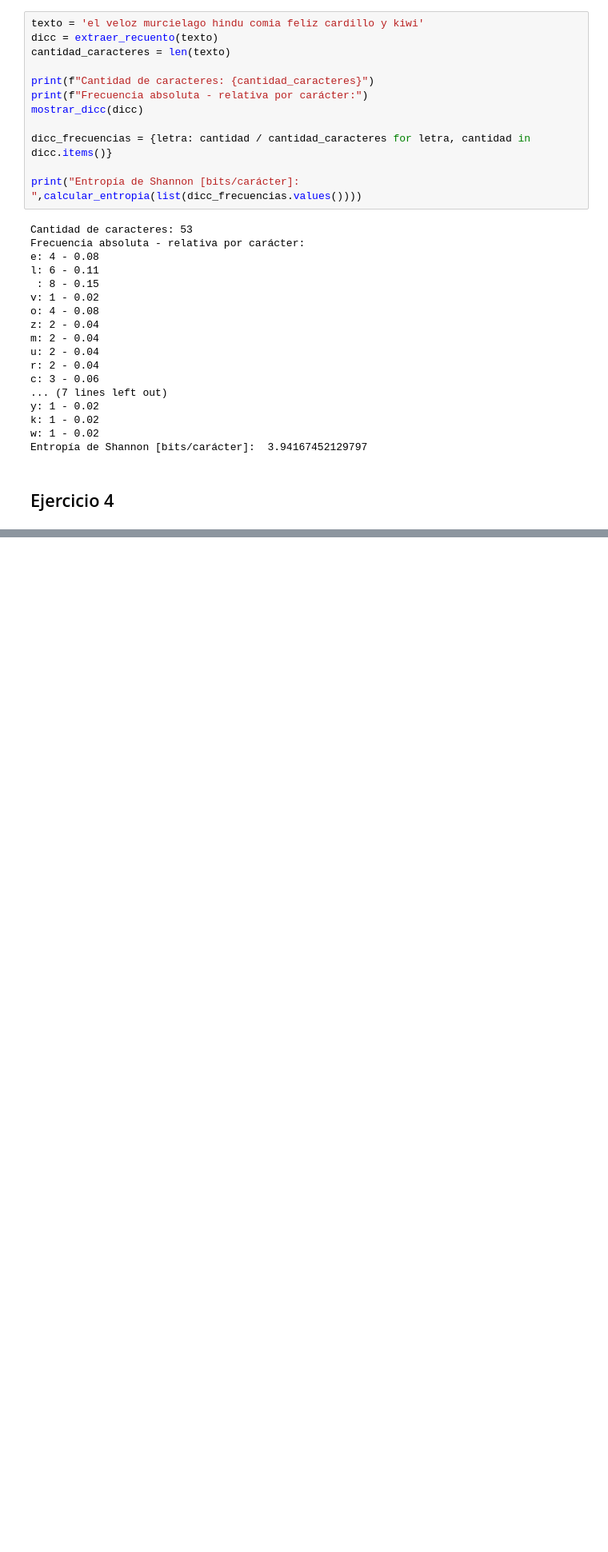
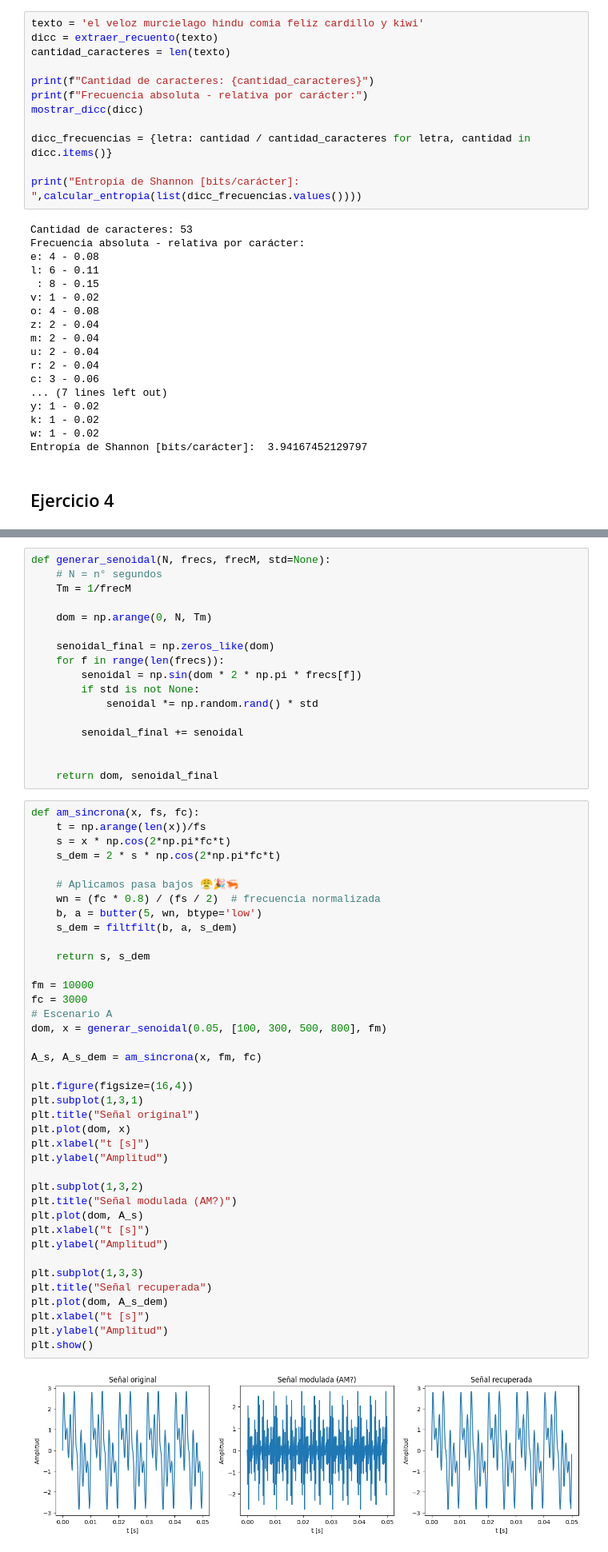
Before and after one commit to DayubMateo/PDS_2026_IIA, a Jupyter notebook: unidad - 5 Teoria de la comunicación/PDS_TP_5_act1.ipynb, the cells around one changed output, grey strips where cells are left out. Shown at 80% size. Cells and saved outputs as stored; diff of their text form; blank space fills up the shorter version.

```diff
--- a/unidad - 5 Teoria de la comunicación/PDS_TP_5_act1.ipynb
+++ b/unidad - 5 Teoria de la comunicación/PDS_TP_5_act1.ipynb
@@ -144,0 +152,58 @@ No es posible transmitir un video comprimido en baja resolución que requiere un
+# %%
+def generar_senoidal(N, frecs, frecM, std=None):
+    # N = n° segundos
+    Tm = 1/frecM
+
+    dom = np.arange(0, N, Tm)
+
+    senoidal_final = np.zeros_like(dom)
+    for f in range(len(frecs)):
+        senoidal = np.sin(dom * 2 * np.pi * frecs[f])
+        if std is not None:
+            senoidal *= np.random.rand() * std
+
+        senoidal_final += senoidal
+
+
+    return dom, senoidal_final
+# %%
+def am_sincrona(x, fs, fc):
+    t = np.arange(len(x))/fs
+    s = x * np.cos(2*np.pi*fc*t)
+    s_dem = 2 * s * np.cos(2*np.pi*fc*t)
+
+    # Aplicamos pasa bajos 😤🎉🦐
+    wn = (fc * 0.8) / (fs / 2)  # frecuencia normalizada
+    b, a = butter(5, wn, btype='low')
+    s_dem = filtfilt(b, a, s_dem)
+
+    return s, s_dem
+
+fm = 10000
+fc = 3000
+# Escenario A
+dom, x = generar_senoidal(0.05, [100, 300, 500, 800], fm)
+
+A_s, A_s_dem = am_sincrona(x, fm, fc)
+
+plt.figure(figsize=(16,4))
+plt.subplot(1,3,1)
+plt.title("Señal original")
+plt.plot(dom, x)
+plt.xlabel("t [s]")
+plt.ylabel("Amplitud")
+
+plt.subplot(1,3,2)
+plt.title("Señal modulada (AM?)")
+plt.plot(dom, A_s)
+plt.xlabel("t [s]")
+plt.ylabel("Amplitud")
+
+plt.subplot(1,3,3)
+plt.title("Señal recuperada")
+plt.plot(dom, A_s_dem)
+plt.xlabel("t [s]")
+plt.ylabel("Amplitud")
+plt.show()
+# %% [output]
+[figure, added]
```
Also changed, not shown: parts of 34 cells of this notebook, 10 other files.
